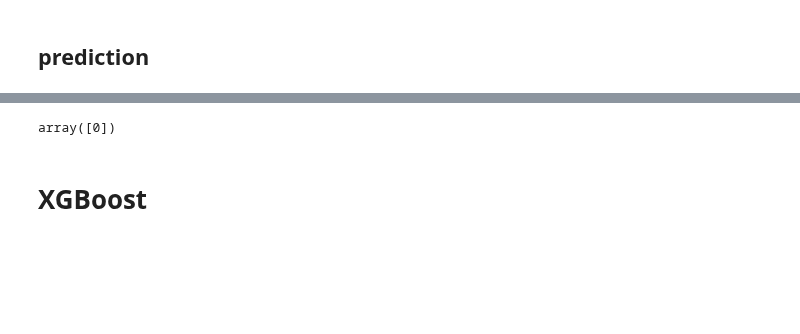
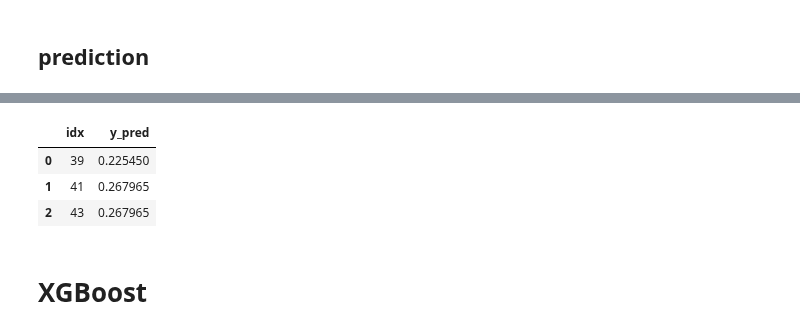
Before and after one commit to DSAgenshin/sichuan, a Jupyter notebook: zqy/code/fit.ipynb, the cells around one changed output, grey strips where cells are left out. Saved outputs shown, nothing was run; the diff lists cells and outputs as text; code cells hidden in the pictures; blank space fills up the shorter version.

```diff
--- a/zqy/code/fit.ipynb
+++ b/zqy/code/fit.ipynb
@@ -154,22 +202,22 @@ train_target_one_hot, train_target_one_hot.shape, train_data_preprocessed.shape
 from tensorflow.keras.metrics import AUC, F1Score
 
 # Initialize the weights you want to set
-initial_weights = [np.random.rand(*w.shape) for w in model.get_weights()]
-model.set_weights(initial_weights)
+# initial_weights = [np.random.rand(*w.shape) for w in model.get_weights()]
+# model.set_weights(initial_weights)
 
-model.compile(
+model_mlp.compile(
     optimizer="adam",
     # loss=keras.losses.CategoricalCrossentropy(from_logits=False),
     loss=keras.losses.BinaryCrossentropy(from_logits=False),
-    metrics=["accuracy", "auc", F1Score(average="micro"), F1Score(average="macro")],
+    metrics=["accuracy", "auc"],
 )
-model.fit(
-    train_data_preprocessed,
+model_mlp.fit(
+    [train_data_split1, train_data_split2, train_data_split3],
     # train_target_one_hot,
     train_target_drop,
-    epochs=60,
+    epochs=10,
     shuffle=True,
-    # class_weight=class_weight,
+    # sample_weight=sample_weight_mlp,
     batch_size=32,
     validation_split=0.2,
 )
@@ -195,16 +240,14 @@ KeyboardInterrupt:
 # %% [markdown]
 ## prediction
 # %%
-test_data = pd.read_csv("/home/zqy/learningFile/sichuan/zqy/temp/2024年四川省大学生数据科学与统计建模竞赛/测试集/test_data.csv")
+test_data = pd.read_csv(os.path.join(REPO_PATH, "zqy", "temp", "test_data.csv"))
+# test_data = pd.read_csv("/home/zqy/learningFile/sichuan/zqy/temp/2024年四川省大学生数据科学与统计建模竞赛/测试集/test_data.csv")
 # %%
 # Predict the probabilities
-predictions = model.predict(test_data_preprocessed)
-
-# Convert probabilities to binary values (0 or 1) using a threshold of 0.5
-binary_predictions = (predictions > 0.5).astype(int)
+pred_mlp = model.predict(test_data_preprocessed)
 
 # Create a DataFrame with the results
-output_binary = pd.DataFrame(binary_predictions, columns=["y_pred"])
-output_binary["idx"] = test_data["idx"]
-output_binary = output_binary[["idx", "y_pred"]]
+output_mlp = pd.DataFrame(pred_mlp, columns=["y_pred"])
+output_mlp["idx"] = test_data["idx"]
+output_mlp = output_mlp[["idx", "y_pred"]]
 # %% [output]
@@ -212,5 +255,8 @@ output_binary = output_binary[["idx", "y_pred"]]
-# %%
-np.unique(output_binary.y_pred.values)
-# %% [output]
-array([0])
+# %%
+output_mlp.head(3)
+# %% [output]
+|  | idx | y_pred |
+| 0 | 39 | 0.225450 |
+| 1 | 41 | 0.267965 |
+| 2 | 43 | 0.267965 |
 # %%
```
Also changed, not shown: parts of 21 cells of this notebook, 3 other files.
